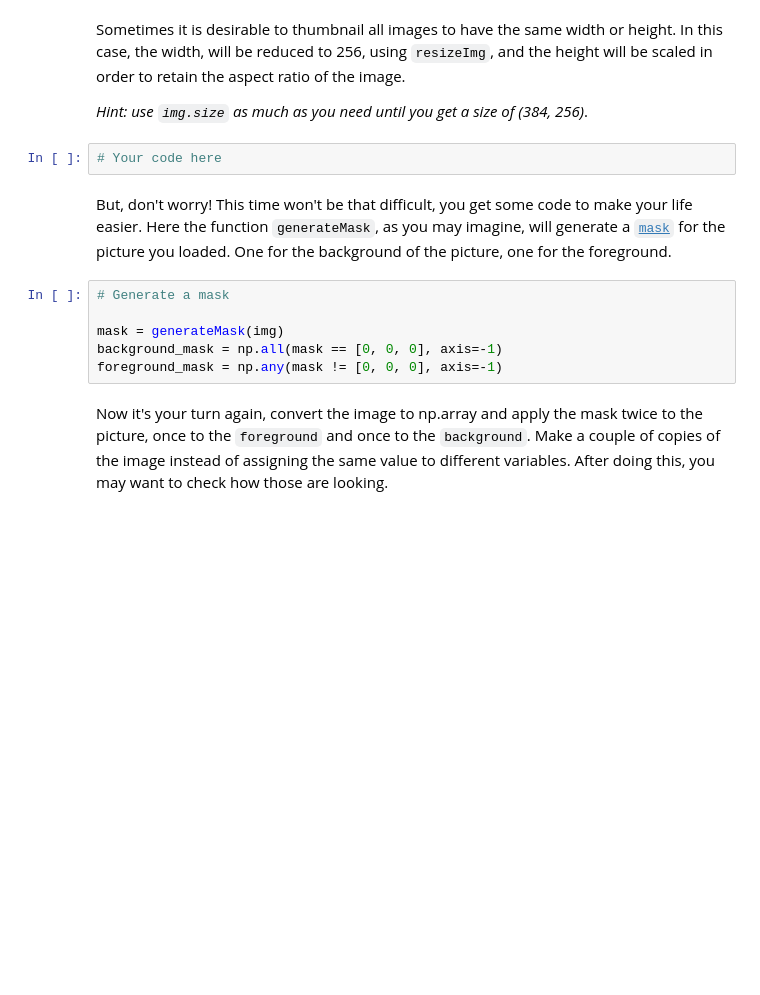
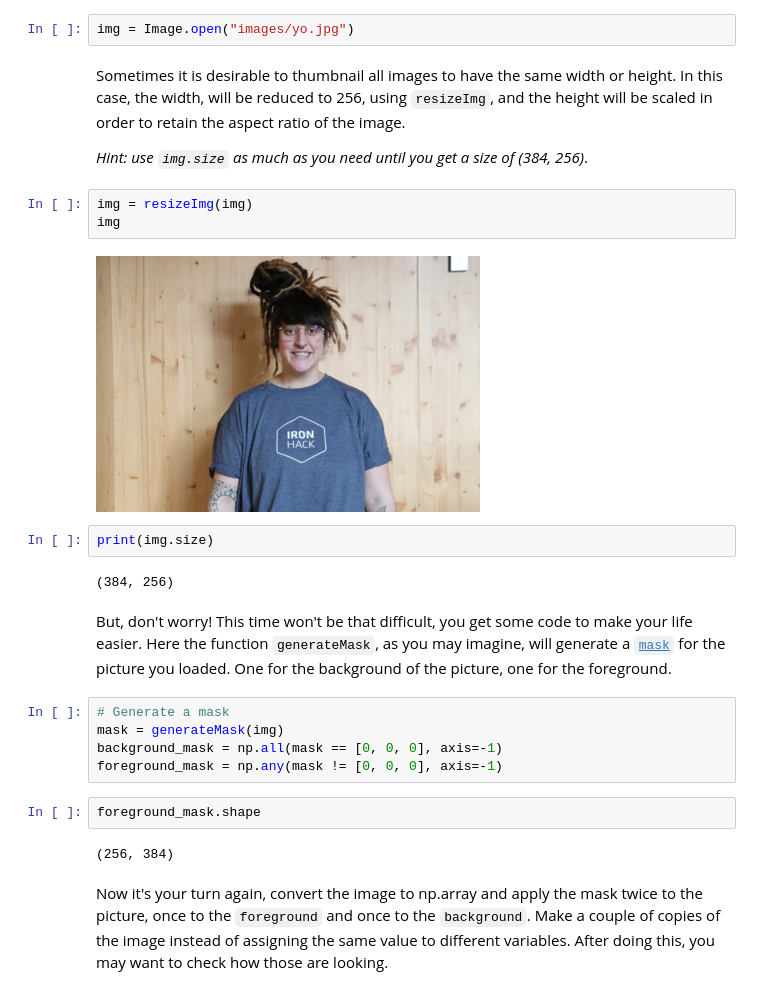
Before and after one commit to blancalluch/ImageSegmentation, a Jupyter notebook: main.ipynb, the cells around one changed output. Saved outputs shown, nothing was run; the diff lists cells and outputs as text; blank space fills up the shorter version.

```diff
--- a/main.ipynb
+++ b/main.ipynb
@@ -48,17 +46,29 @@ Using this function you will be using Pillow, the most popular and de facto stan
+# %%
+img = Image.open("images/yo.jpg")
 # %% [markdown]
 Sometimes it is desirable to thumbnail all images to have the same width or height. In this case, the width, will be reduced to 256, using `resizeImg`, and the height will be scaled in order to retain the aspect ratio of the image.
 
 *Hint: use `img.size` as much as you need until you get a size of (384, 256)*.
-# %%
-# Your code here
+# %%
+img = resizeImg(img)
+img
+# %% [output]
+[figure, added]
+# %%
+print(img.size)
+# %% [output]
+(384, 256)
 # %% [markdown]
 But, don't worry! This time won't be that difficult, you get some code to make your life easier.
 Here the function `generateMask`, as you may imagine, will generate a [`mask`](http://www.xinapse.com/Manual/masking.html) for the picture you loaded. One for the background of the picture, one for the foreground.
 # %%
 # Generate a mask
-
 mask = generateMask(img)
 background_mask = np.all(mask == [0, 0, 0], axis=-1)
 foreground_mask = np.any(mask != [0, 0, 0], axis=-1)
+# %%
+foreground_mask.shape
+# %% [output]
+(256, 384)
 # %% [markdown]
 Now it's your turn again, convert the image to np.array and apply the mask twice to the picture, once to the `foreground` and once to the `background`. Make a couple of copies of the image instead of assigning the same value to different variables. After doing this, you may want to check how those are looking.
```
Also changed, not shown: parts of 44 cells of this notebook, 3 other files.
